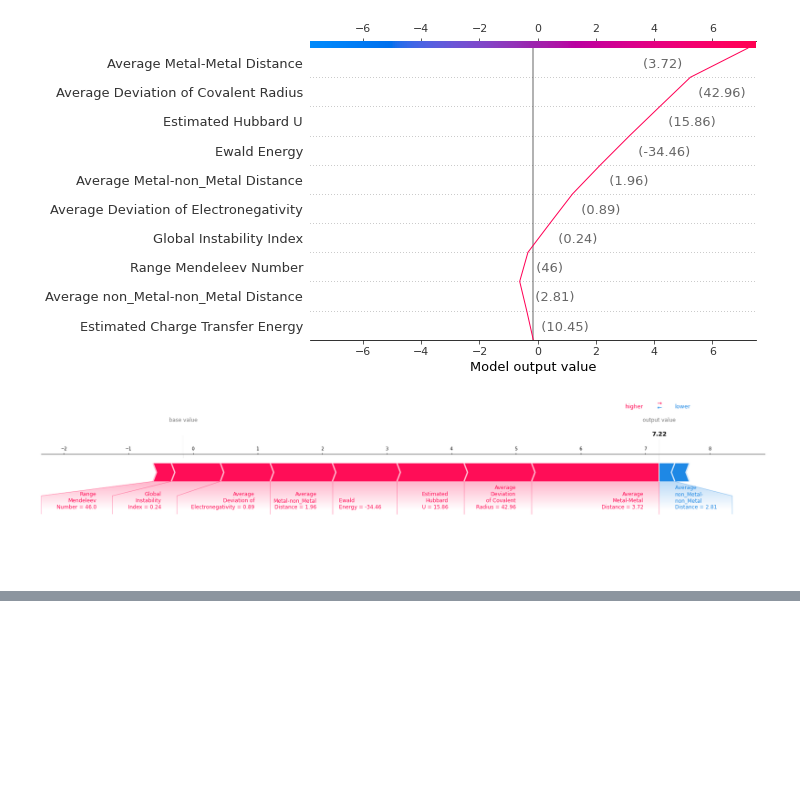
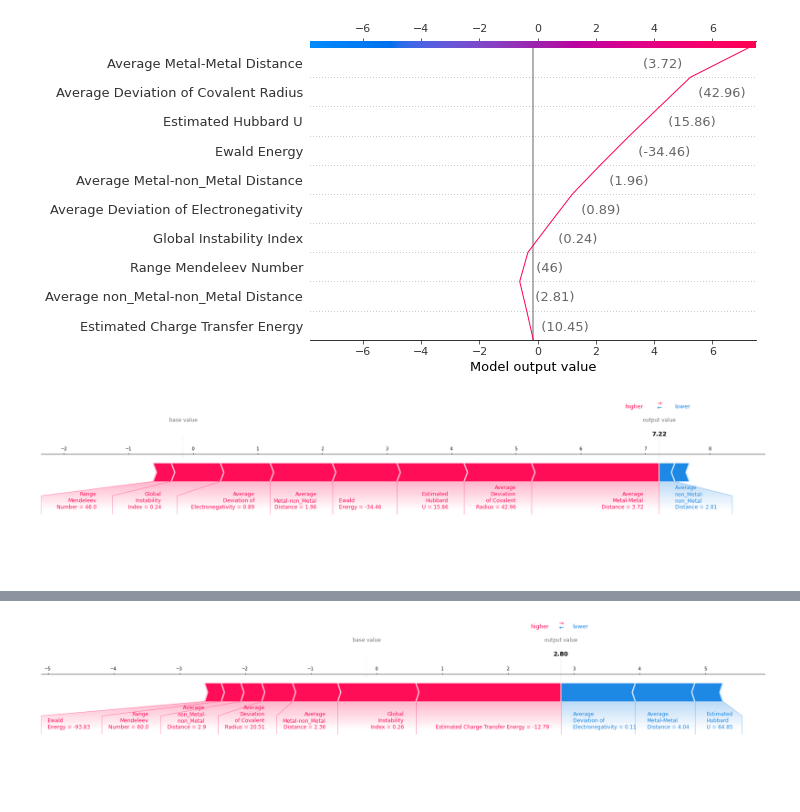
Before and after one commit to rpw199912j/mit_model_code, a Jupyter notebook: notebooks/shap_analysis.ipynb, the cells around one changed output, grey strips where cells are left out. Cells and saved outputs as stored; diff of their text form; code cells hidden in the pictures; blank space fills up the shorter version.

```diff
--- a/notebooks/shap_analysis.ipynb
+++ b/notebooks/shap_analysis.ipynb
@@ -323,0 +326,4 @@ LuNiO3_shap
+# %%
+SmRu4P12 = df_reduced.loc[df_reduced.Compound == "Sm(P3Ru)4"]
+SmRu4P12_index = SmRu4P12.index.to_list()[0]
+SmRu4P12
@@ -323,0 +333,27 @@ LuNiO3_shap
+# %%
+ind = SmRu4P12_index
+SmRu4P12_shap = shap.force_plot(
+    explainer.expected_value,
+    shap_values[ind],
+    x.round(2).iloc[ind],
+    matplotlib=True,
+    show=False,
+    out_names="output value",
+    figsize=(30, 5),
+    feature_names=["Global\nInstability\nIndex",
+                   "Estimated\nHubbard\nU",
+                   "Estimated Charge Transfer Energy",
+                   "Ewald                \nEnergy",
+                   "Average\nDeviation of\nElectronegativity",
+                   "Range\nMendeleev\nNumber",
+                   "Average\nDeviation\nof Covalent\nRadius",
+                   "Average\nMetal-Metal\nDistance",
+                   "Average\nMetal-non_Metal\nDistance",
+                   "Average \nnon_Metal-\nnon_Metal \nDistance"
+                  ],
+    contribution_threshold=0.01
+    )
+
+if SAVE_PLOT: SmRu4P12_shap.savefig("../plots/SmRu4P12_shap.pdf", dpi=300, bbox_inches="tight")
+# %% [output]
+[figure, added]
```
Also changed, not shown: parts of 6 cells of this notebook, 6 other files.
